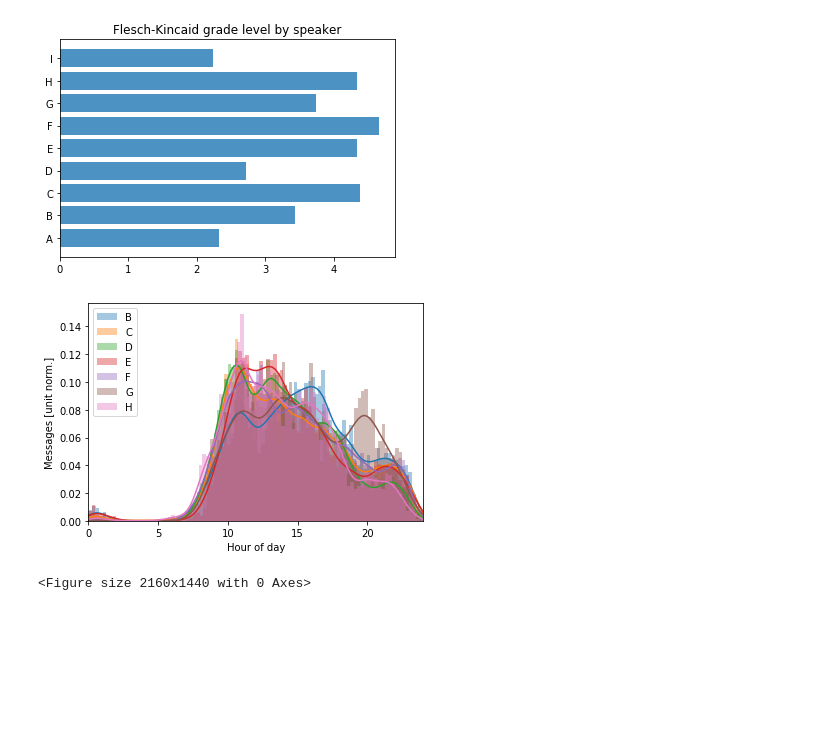
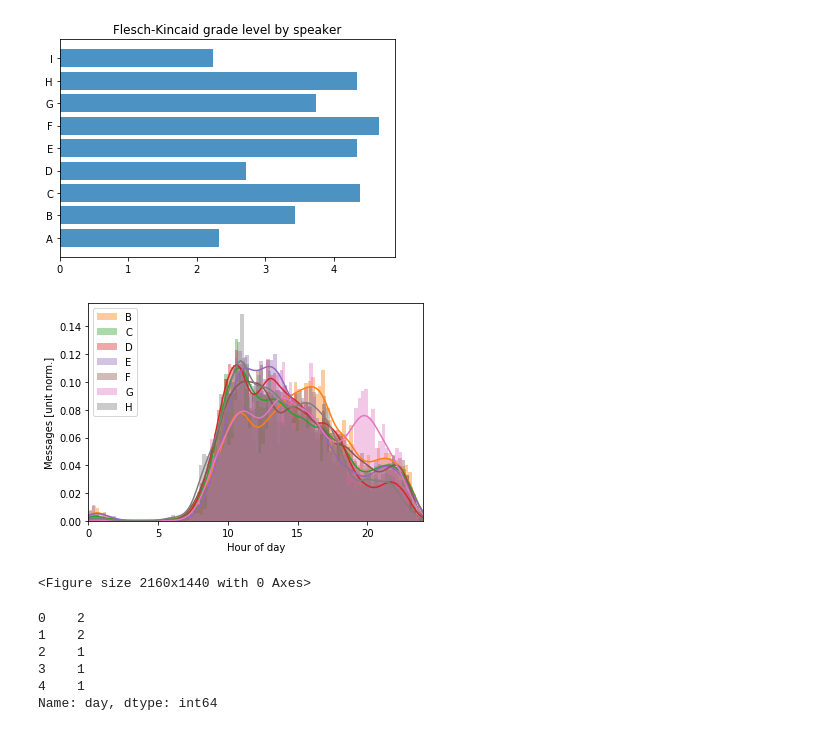
Before and after one commit to bpfrancis/projectsML, a Jupyter notebook: fbChat/analyze.ipynb, the cells around one changed output. Drawn from its saved outputs; the diff is of its cells as text; code cells hidden in the pictures; blank space fills up the shorter version.

Commit message:
Commit recent work
Small progress in HOML, slightly-working chat model

```diff
--- a/fbChat/analyze.ipynb
+++ b/fbChat/analyze.ipynb
@@ -34,7 +34,7 @@ for fin in glob.glob('inputs/message_*.json'):
             chatData['messages'].extend(json.loads(data)['messages'])
 
 # one key in the JSON is 'participants', which is a list of dictionaries with key 'name'
-persons = [p['name'] for p in x['participants']]
+persons = [p['name'] for p in chatData['participants']]
 
 # the other key in the JSON is 'messages', which is a list of dictionaries like:
 """
@@ -134,29 +172,43 @@ plt.title('Flesch-Kincaid grade level by speaker')
 plt.show()
 # %% [output]
 [figure]
+# %%
+# What times were speakers active?
+import time
+
+def parseTimes(person):
+    epochTimes = [m['timestamp_ms'] for m in chatData['messages'] if m['sender_name'] == person]
+    localTimes = [time.strftime('%u %H %M', time.localtime(m/1000.0)) for m in epochTimes]
+
+    hour = [float(m.split()[1]) + float(m.split()[2])/60.0 for m in localTimes]
+    day  = [int(m.split()[0]) for m in localTimes]
+    return pd.DataFrame({'hour' : hour, 'day' : day})
+
+messageTimes = { p : parseTimes(p) for p in persons }
+# %%
+palette = {}
+for i, p in enumerate(persons):
+    palette[p] = sns.color_palette()[i]
 # %%
-# What time of day were speakers active?
-import time
-def parseTimes(person):
-    epochTimes = [m['timestamp_ms'] for m in chatData['messages'] if m['sender_name'] == person]
-    localTimes = [time.strftime('%H:%M', time.localtime(m/1000.0)) for m in epochTimes]
-    hourTimes  = [float(m.split(':')[0]) + float(m.split(':')[1])/60.0 for m in localTimes]
-    return np.asarray(hourTimes)
-
-messageTimes = { p : parseTimes(p) for p in persons }
-
-palette = itertools.cycle(sns.color_palette())
-
 for p in persons:
     if p == 'A' or p == 'I': continue
-    ax = sns.distplot(messageTimes[p], bins = 24 * 4, kde = True, color = next(palette), label = p)
+    ax = sns.distplot(messageTimes[p]['hour'], bins = 24 * 4, kde = True, color = palette[p], label = p)
 plt.legend()
 plt.xlabel('Hour of day')
 plt.ylabel('Messages [unit norm.]')
 plt.xlim(0, 24)
 plt.figure(figsize=(30,20))
 #ax.set(yscale = 'log')
 plt.show()
 # %% [output]
-[figure, old version]
+[figure, new version]
 <Figure size 2160x1440 with 0 Axes>
+# %%
+messageTimes['B']['day'].head()
+# %% [output]
+0    2
+1    2
+2    1
+3    1
+4    1
+Name: day, dtype: int64
```
Also changed, not shown: parts of 5 cells of this notebook, 5 other files.
